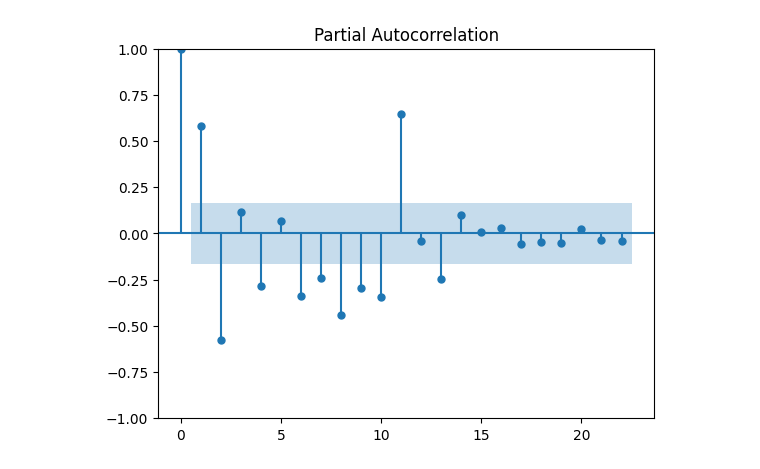
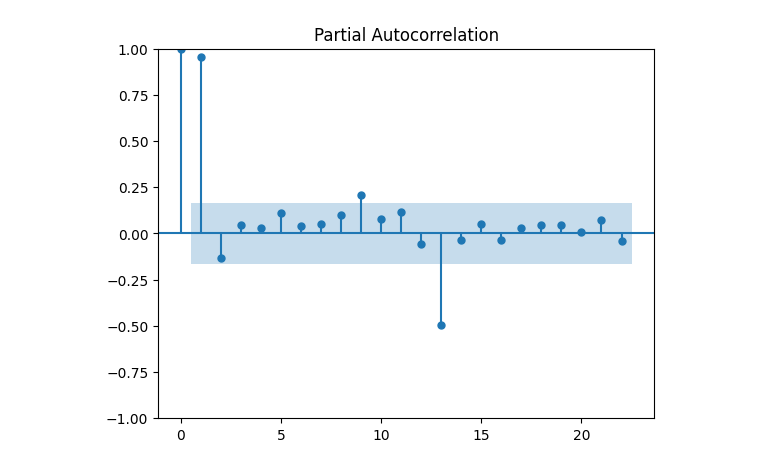
Before and after one commit to theAjforce/ds-mod-2-0924-code-solutions, a Jupyter notebook: time-series-2/time2.ipynb, the cells around one changed output. Cells and saved outputs as stored; diff of their text form; code cells hidden in the pictures.

```diff
--- a/time-series-2/time2.ipynb
+++ b/time-series-2/time2.ipynb
@@ -21,0 +12,4 @@ adfuller((df.diff(2)).dropna())
+# %%
+col, lamb = boxcox(df['#Passengers'])
+# %%
+df['#Passengers'] = col
@@ -31,4 +42,4 @@ plot_acf(df.diff(2).dropna());
 # %%
-plot_pacf(df.diff(2).dropna());
+plot_pacf(df.dropna());
 # %% [output]
-[figure, old version]
+[figure, new version]
```
Also changed, not shown: parts of 12 cells of this notebook, 1 other file.
